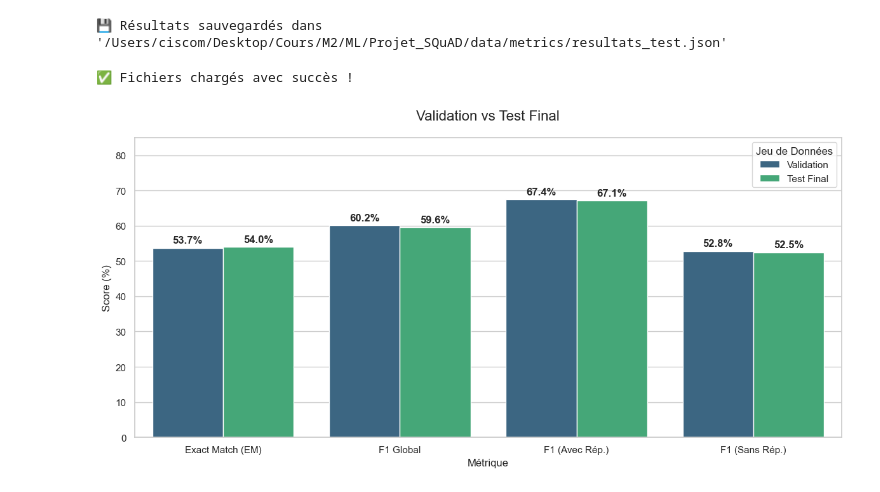
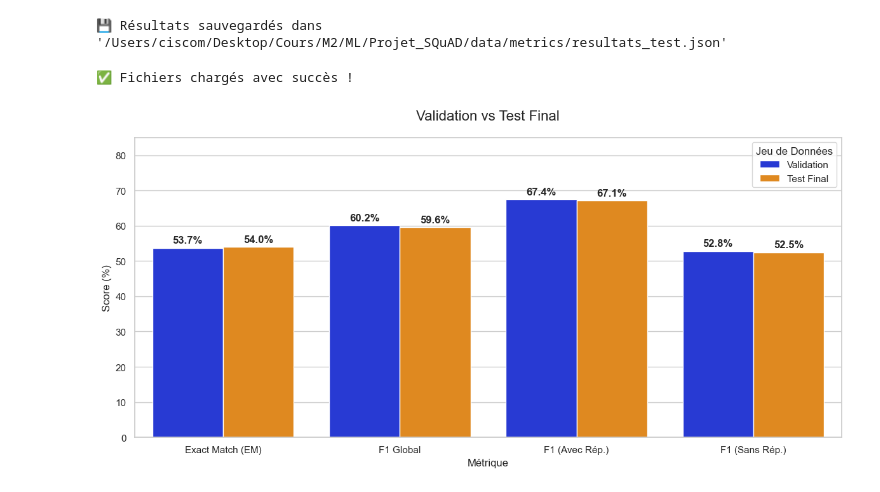
Before and after one commit to Ciscom224/Projet_SQuAD_M2, a Jupyter notebook: notebooks/t5_model.ipynb, the cells around one changed output. Drawn from its saved outputs; the diff is of its cells as text; code cells hidden in the pictures.

```diff
--- a/notebooks/t5_model.ipynb
+++ b/notebooks/t5_model.ipynb
@@ -567,7 +572,6 @@ import json
 import pandas as pd
 import seaborn as sns
 import matplotlib.pyplot as plt
-
 
 # 1. CHARGEMENT DES FICHIERS JSON
 try:
@@ -578,7 +582,7 @@ try:
     print("✅ Fichiers chargés avec succès !")
 except FileNotFoundError:
     print(f"❌ Erreur : Impossible de trouver '{val_result}' ou '{test_result}'.")
-    # On crée des fausses données pour que le code ne plante pas si vous testez sans fichiers
+    # Fausses données de secours
     data_val = {"exact": 0, "f1": 0, "HasAns_f1": 0, "NoAns_f1": 0, "dataset_name": "Validation"}
     data_test = {"exact": 0, "f1": 0, "HasAns_f1": 0, "NoAns_f1": 0, "dataset_name": "Test"}
 
@@ -592,34 +596,33 @@ for data in [data_val, data_test]:
     rows.append({"Métrique": "F1 Global",        "Score (%)": data["f1"],    "Jeu de Données": nom_set})
     rows.append({"Métrique": "F1 (Avec Rép.)",   "Score (%)": data["HasAns_f1"], "Jeu de Données": nom_set})
     rows.append({"Métrique": "F1 (Sans Rép.)",   "Score (%)": data["NoAns_f1"],  "Jeu de Données": nom_set})
 
 df = pd.DataFrame(rows)
 
 # 3. GÉNÉRATION DU GRAPHIQUE
 sns.set_theme(style="whitegrid")
 plt.figure(figsize=(12, 6))
 
 ax = sns.barplot(
     data=df,
     x='Métrique',
     y='Score (%)',
     hue='Jeu de Données',
-    palette="viridis"
+    # --- MODIFICATION ICI : Bleu et Orange ---
+    palette=["#0C23EF", "#FF8C00"]
 )
 
-# --- CORRECTION ICI ---
 for container in ax.containers:
-    # On utilise 'weight' au lieu de 'fontWeight'
     ax.bar_label(container, fmt='%.1f%%', padding=3, weight='bold')
 
 # Titres
 plt.title("Validation vs Test Final", fontsize=16, pad=20)
 plt.ylabel("Score (%)")
 plt.ylim(0, 85)
 plt.legend(title="Jeu de Données", loc='upper right')
 
 plt.tight_layout()
 plt.show()
 # %% [output]
 ✅ Fichiers chargés avec succès !
-[figure, old version]
+[figure, new version]
```
Also changed, not shown: parts of 3 cells of this notebook, 6 other files.
